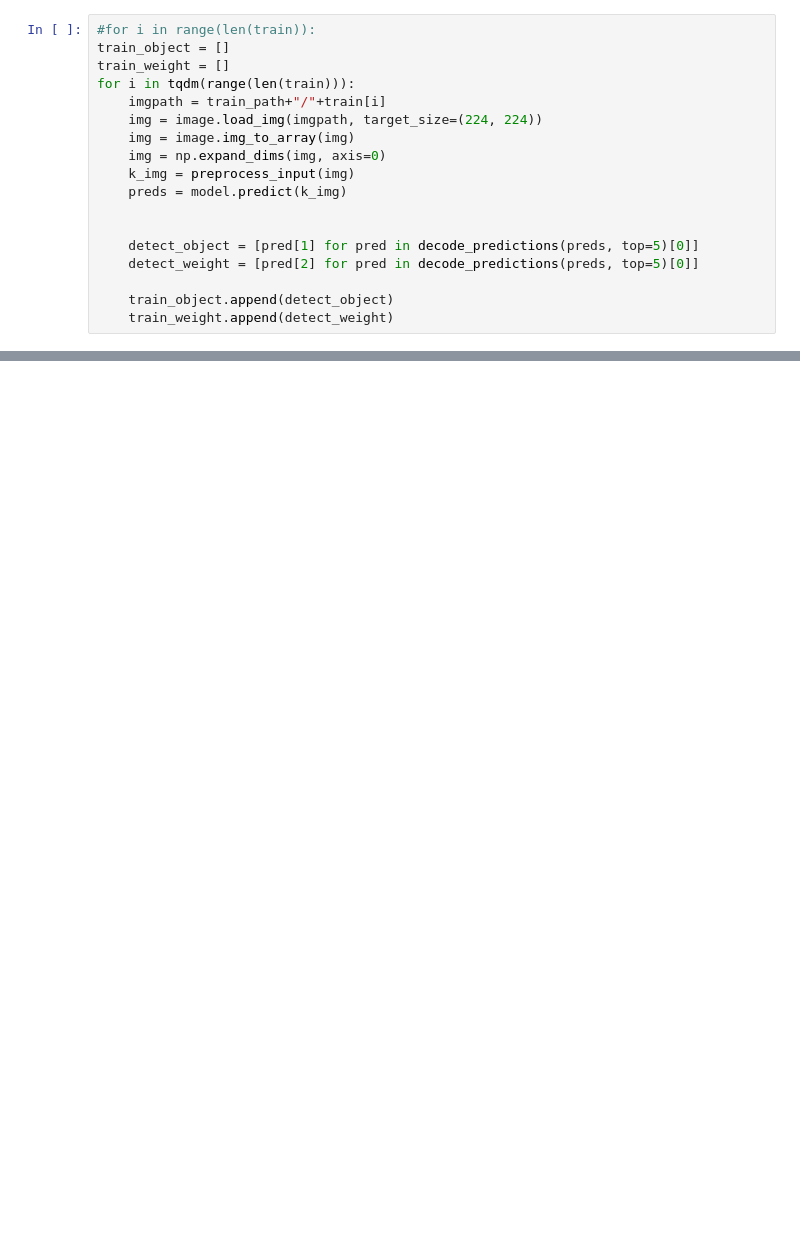
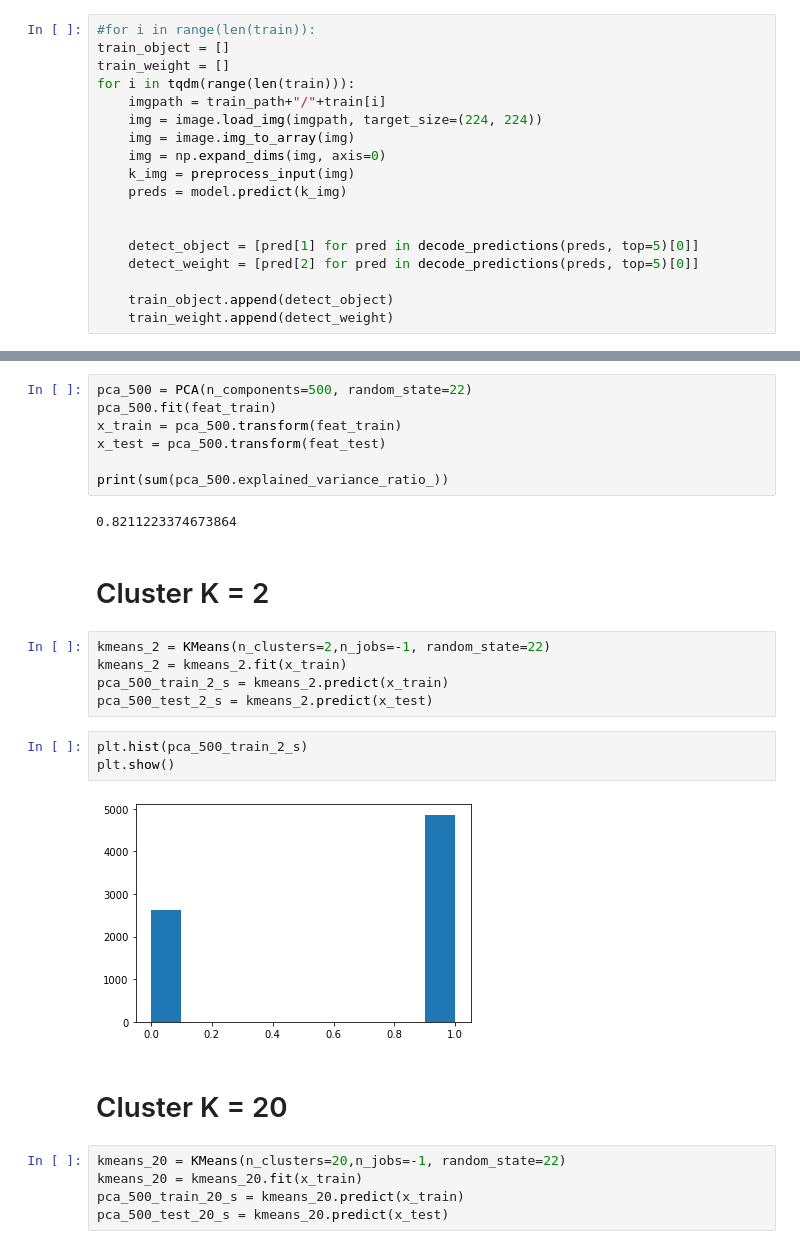
Before and after one commit to echoid/Fine-grained-localisation, a Jupyter notebook: test.ipynb, the cells around one changed output, grey strips where cells are left out. Saved outputs shown, nothing was run; the diff lists cells and outputs as text; blank space fills up the shorter version.

```diff
--- a/test.ipynb
+++ b/test.ipynb
@@ -216,0 +217,28 @@ decode_predictions(preds, top=5)
+# %%
+pca_500 = PCA(n_components=500, random_state=22)
+pca_500.fit(feat_train)
+x_train = pca_500.transform(feat_train)
+x_test = pca_500.transform(feat_test)
+
+print(sum(pca_500.explained_variance_ratio_))
+# %% [output]
+0.8211223374673864
+# %% [markdown]
+# Cluster K = 2
+# %%
+kmeans_2 = KMeans(n_clusters=2,n_jobs=-1, random_state=22)
+kmeans_2 = kmeans_2.fit(x_train)
+pca_500_train_2_s = kmeans_2.predict(x_train)
+pca_500_test_2_s = kmeans_2.predict(x_test)
+# %%
+plt.hist(pca_500_train_2_s)
+plt.show()
+# %% [output]
+[figure, added]
+# %% [markdown]
+# Cluster K = 20
+# %%
+kmeans_20 = KMeans(n_clusters=20,n_jobs=-1, random_state=22)
+kmeans_20 = kmeans_20.fit(x_train)
+pca_500_train_20_s = kmeans_20.predict(x_train)
+pca_500_test_20_s = kmeans_20.predict(x_test)
```
Also changed, not shown: parts of 87 cells of this notebook, 4 other files.
